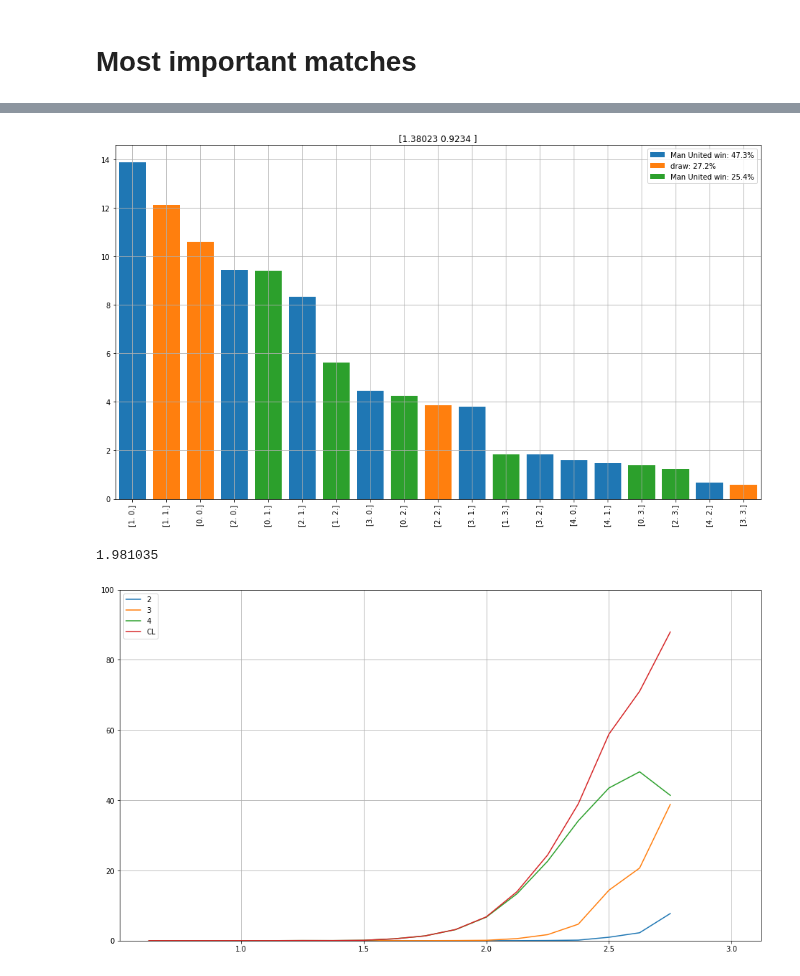
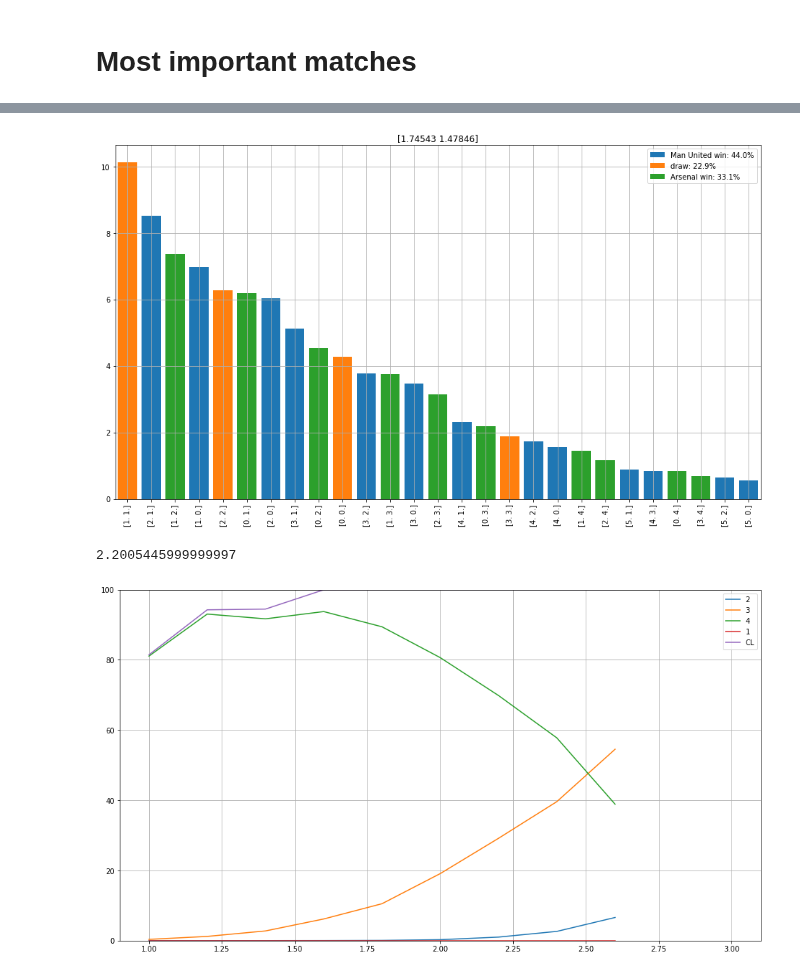
Before and after one commit to tchnvkng/python_notebooks, a Jupyter notebook: premier_league/pl2.ipynb, the cells around one changed output, grey strips where cells are left out. Saved outputs shown, nothing was run; the diff lists cells and outputs as text; code cells hidden in the pictures.

```diff
--- a/premier_league/pl2.ipynb
+++ b/premier_league/pl2.ipynb
@@ -291,12 +147,12 @@ plt.grid(True)
 # %%
-teams['Man United']+calibrator_1617.teams['Man United']
+teams['Man United']+teams['Arsenal']
 # %% [output]
-[figure, old version]
+[figure, new version]
 # %%
 team_name='Man United'
 #team_name='Tottenham'
-team_name='Chelsea'
-#team_name='Liverpool'
+#team_name='Chelsea'
+team_name='Liverpool'
 i=PremierLeague.team_id[team_name]
 ind=PremierLeague.place_per_team[i,:]<=4
 tmp=[PremierLeague.matches_to_sim[x] for x in PremierLeague.matches_to_sim ]
@@ -306,7 +162,7 @@ pnts=PremierLeague.points_per_team[i,:]-PremierLeague.current_points[team_name]
 plc=PremierLeague.place_per_team[i,:]
 
 nrpnts=np.arange(5,3*n+1)
-p=np.zeros([nrpnts.shape[0],5])
+p=np.zeros([nrpnts.shape[0],6])
 p[:]=np.nan
 for jj in range(nrpnts.shape[0]):
     ind=pnts==nrpnts[jj]
@@ -315,11 +171,13 @@ for jj in range(nrpnts.shape[0]):
         p[jj,1]=(plc[ind]==3).sum()/ind.sum()
         p[jj,2]=(plc[ind]==4).sum()/ind.sum()
         p[jj,3]=(plc[ind]<=4).sum()/ind.sum()
+        p[jj,4]=(plc[ind]==1).sum()/ind.sum()
 
 
 plt.plot(nrpnts/n,100*p[:,0],label='2')
 plt.plot(nrpnts/n,100*p[:,1],label='3')
 plt.plot(nrpnts/n,100*p[:,2],label='4')
+plt.plot(nrpnts/n,100*p[:,4],label='1')
 plt.plot(nrpnts/n,100*p[:,3],label='CL')
 plt.legend()
 plt.grid(True)
@@ -327,5 +185,5 @@ plt.ylim([0,100])
 #plt.xlabel([0,3])
 pnts.mean()/n
 # %% [output]
-1.981035
+2.2005445999999997
-[figure, old version]
+[figure, new version]
```
Also changed, not shown: parts of 13 cells of this notebook.
